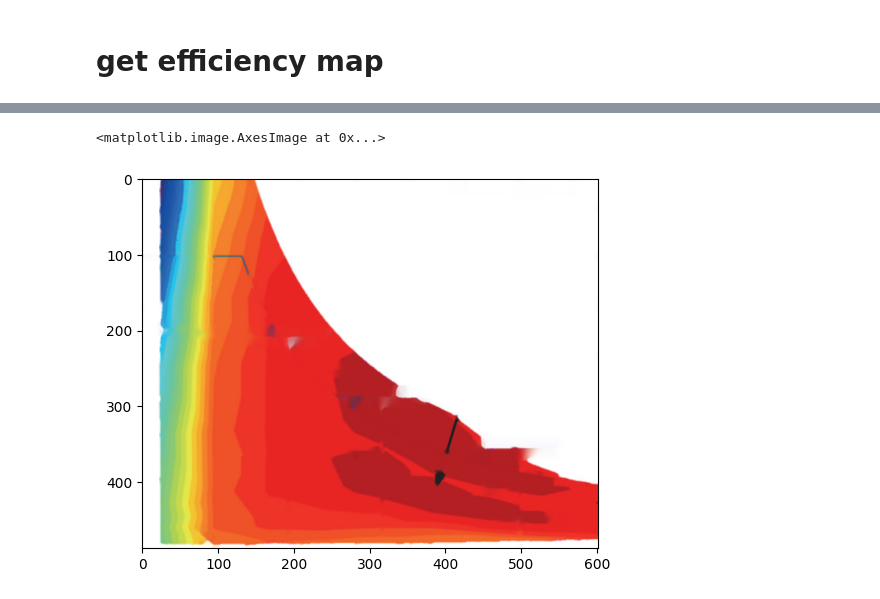
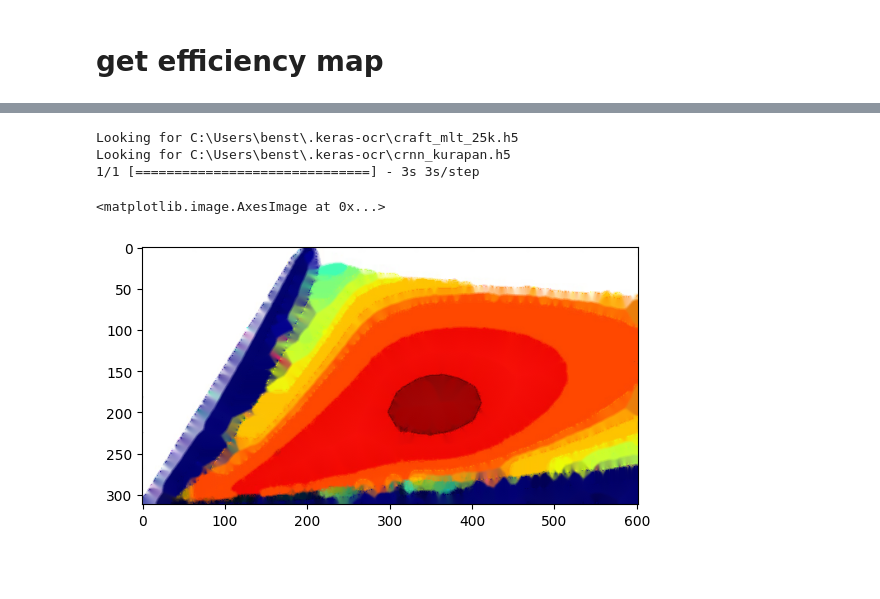
Before and after one commit to BenStevensPS/graph-digitizer, a Jupyter notebook: poc.ipynb, the cells around one changed output, grey strips where cells are left out. Cells and saved outputs as stored; diff of their text form; code cells hidden in the pictures; blank space fills up the shorter version.

```diff
--- a/poc.ipynb
+++ b/poc.ipynb
@@ -39,3 +54,20 @@ scale = get_scale(grayscale_array)
+# %%
+def get_scale(ID):
+
+    scale_image = Image.open(os.path.join('inputs\scales', ID +'.png'))
+    gs_scale_image = scale_image.convert("L")
+    grayscale_array = np.array(gs_scale_image)
+
+
+    array = np.array([x[0] for x in grayscale_array])
+    seen = set()
+    scale = []
+    for i in array:
+        if i not in seen:
+            seen.add(i)
+            scale.append(i)
+
+    return scale
 # %% [markdown]
 # get efficiency map
 # %%
@@ -90,20 +105,49 @@ Looking for C:\Users\benst\.keras-ocr\crnn_kurapan.h5
 # %%
-# remove lines
+def infill_lines(im):
 
-# Convert the image to grayscale
-gray = cv2.cvtColor(em, cv2.COLOR_BGR2GRAY)
+    gray = cv2.cvtColor(im, cv2.COLOR_BGR2GRAY)
 
-# Apply Canny edge detection with appropriate thresholds
-edges = cv2.Canny(gray, 50, 150)
+    edges = cv2.Canny(gray, 50, 150)
 
-# Create a mask by dilating the edges
-kernel = np.ones((5, 5), np.uint8)
-mask = cv2.dilate(edges, kernel, iterations=1)
+    # Create a mask by dilating the edges
+    kernel = np.ones((5, 5), np.uint8)
+    mask = cv2.dilate(edges, kernel, iterations=1)
 
-# Inpaint using the mask
-inpaint = cv2.inpaint(em, mask, inpaintRadius=3, flags=cv2.INPAINT_NS)
+    nolines = cv2.inpaint(im, mask, inpaintRadius=3, flags=cv2.INPAINT_NS)
 
-plt.imshow(inpaint)
+    return nolines
-# %% [output]
-<matplotlib.image.AxesImage at 0x...>
-[figure, removed]
+# %%
+def infill_not_in_scale(im, scale):
+
+    gray = cv2.cvtColor(im, cv2.COLOR_BGR2GRAY)
+
+    _additional_gs = [250,251,252,253,254,255] # these are black or close to black
+
+    # Define the predefined list of grayscale values
+    scale += _additional_gs
+
+    mask = np.ones_like(gray) * 255  # Initialize mask with all white pixels
+    for value in scale:
+        mask[gray == value] = 0  # Set pixels with predefined grayscale values to black in the mask
+
+    inscale = cv2.inpaint(im, mask, inpaintRadius=3, flags=cv2.INPAINT_TELEA)
+
+    return inscale
+# %%
+#ID = 'HDSRM300'
+#ID = 'YASA_P400'
+ID = '180-100-009'
+# %%
+scale = get_scale(ID)
+em = infill_text(ID)
+nolines = infill_lines(em)
+inscale = infill_not_in_scale(nolines, scale)
+# %% [output]
+Looking for C:\Users\benst\.keras-ocr\craft_mlt_25k.h5
+Looking for C:\Users\benst\.keras-ocr\crnn_kurapan.h5
+1/1 [==============================] - 3s 3s/step
+# %%
+plt.imshow(inscale)
+# %% [output]
+<matplotlib.image.AxesImage at 0x...>
+[figure, added]
```
Also changed, not shown: parts of 7 cells of this notebook, 4 other files.
